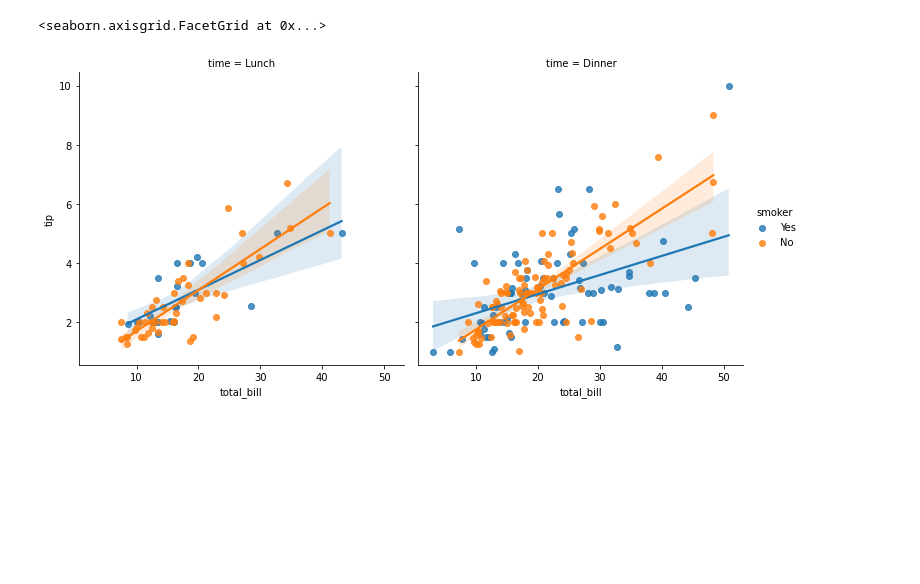
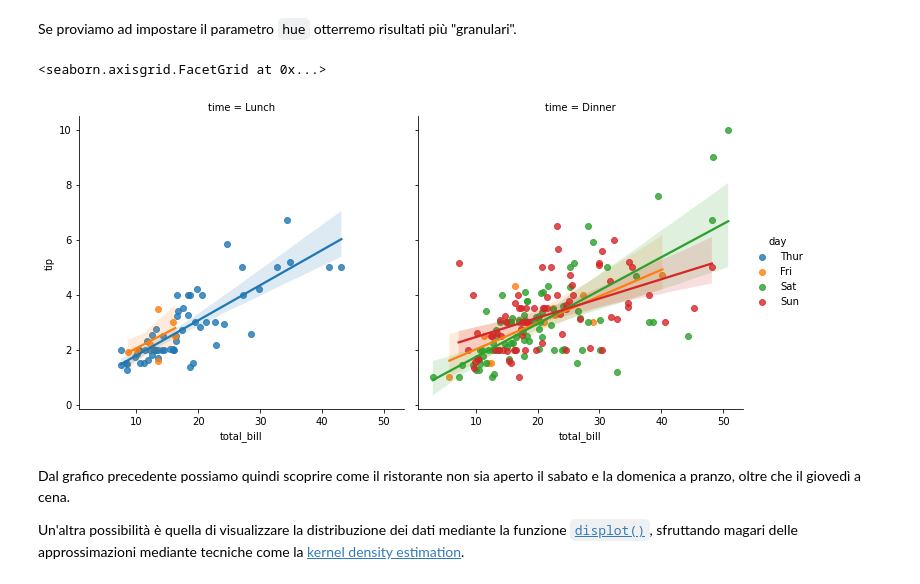
Before and after one commit to anhelus/pcs, a Jupyter notebook: docs/material/02_libs/10_seaborn/notebook.ipynb, the cells around one changed output. Saved outputs shown, nothing was run; the diff lists cells and outputs as text; code cells hidden in the pictures; blank space fills up the shorter version.

```diff
--- a/docs/material/02_libs/10_seaborn/notebook.ipynb
+++ b/docs/material/02_libs/10_seaborn/notebook.ipynb
@@ -61,5 +56,16 @@ sns.relplot(
+# %% [markdown]
+Se proviamo ad impostare il parametro `hue` otterremo risultati più "granulari".
 # %%
-sns.lmplot(data=tips, x="total_bill", y="tip", col="time", hue="smoker")
+sns.lmplot(
+    data=tips,
+    x='total_bill',
+    y='tip',
+    col='time',
+    hue='day')
 # %% [output]
 <seaborn.axisgrid.FacetGrid at 0x...>
-[figure, old version]
+[figure, new version]
+# %% [markdown]
+Dal grafico precedente possiamo quindi scoprire come il ristorante non sia aperto il sabato e la domenica a pranzo, oltre che il giovedì a cena.
+
+Un'altra possibilità è quella di visualizzare la distribuzione dei dati mediante la funzione [`displot()`](https://seaborn.pydata.org/generated/seaborn.displot.html#seaborn.displot), sfruttando magari delle approssimazioni mediante tecniche come la [kernel density estimation](https://en.wikipedia.org/wiki/Kernel_density_estimation).
```
Also changed, not shown: parts of 20 cells of this notebook, 6 other files.
